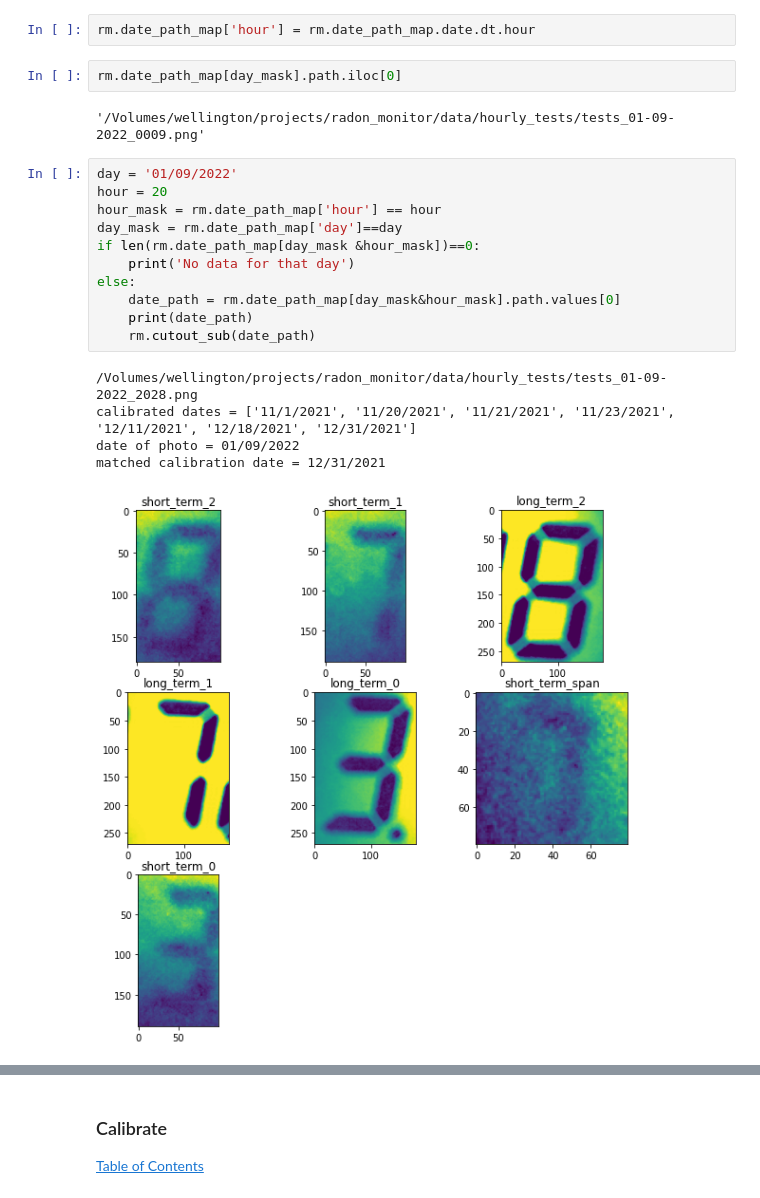
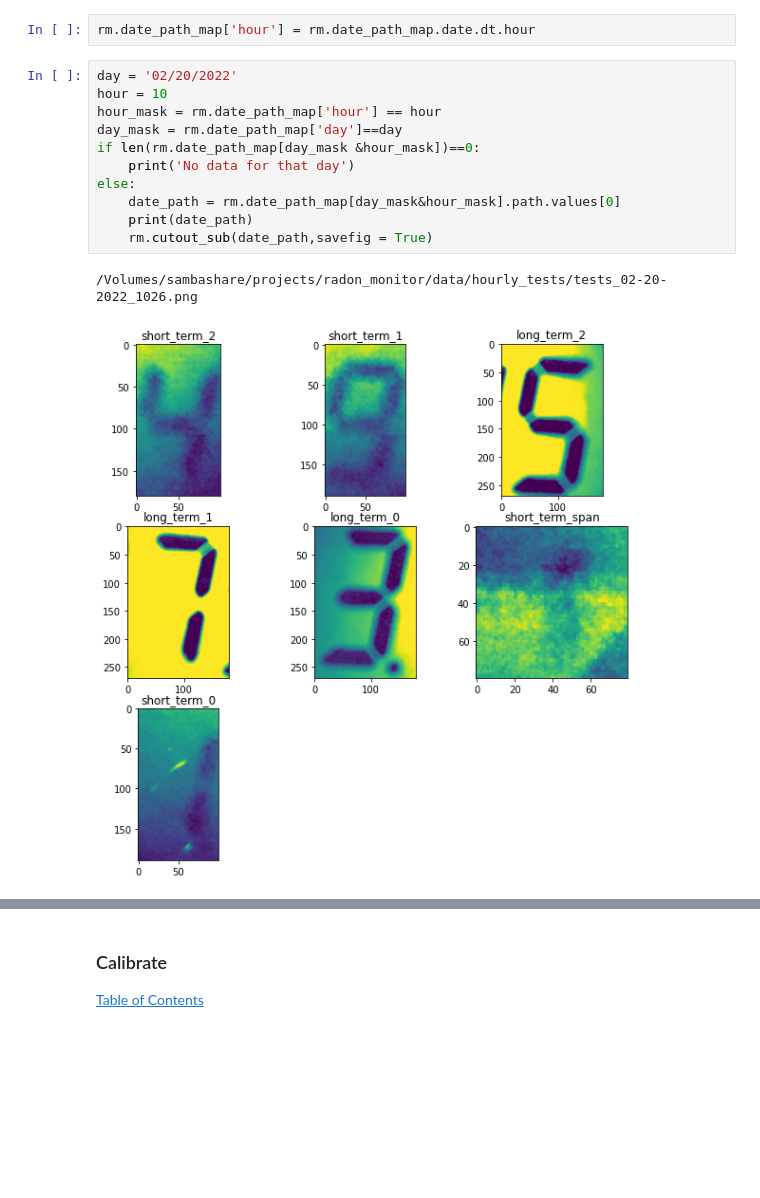
Before and after one commit to stvnchnsn/radon_monitor, a Jupyter notebook: calibrator.ipynb, the cells around one changed output, grey strips where cells are left out. Drawn from its saved outputs; the diff is of its cells as text; blank space fills up the shorter version.

```diff
--- a/calibrator.ipynb
+++ b/calibrator.ipynb
@@ -52,23 +43,16 @@ rm.date_path_map
 # %%
 rm.date_path_map['hour'] = rm.date_path_map.date.dt.hour
-# %%
-rm.date_path_map[day_mask].path.iloc[0]
-# %% [output]
-'/Volumes/wellington/projects/radon_monitor/data/hourly_tests/tests_01-09-2022_0009.png'
 # %%
-day = '01/09/2022'
-hour = 20
+day = '02/20/2022'
+hour = 10
 hour_mask = rm.date_path_map['hour'] == hour
 day_mask = rm.date_path_map['day']==day
 if len(rm.date_path_map[day_mask &hour_mask])==0:
     print('No data for that day')
 else:
     date_path = rm.date_path_map[day_mask&hour_mask].path.values[0]
     print(date_path)
-    rm.cutout_sub(date_path)
+    rm.cutout_sub(date_path,savefig = True)
 # %% [output]
-/Volumes/wellington/projects/radon_monitor/data/hourly_tests/tests_01-09-2022_2028.png
-calibrated dates = ['11/1/2021', '11/20/2021', '11/21/2021', '11/23/2021', '12/11/2021', '12/18/2021', '12/31/2021']
-date of photo = 01/09/2022
-matched calibration date = 12/31/2021
+/Volumes/sambashare/projects/radon_monitor/data/hourly_tests/tests_02-20-2022_1026.png
-[figure, old version]
+[figure, new version]
```
Also changed, not shown: parts of 3 cells of this notebook, 28 other files.
